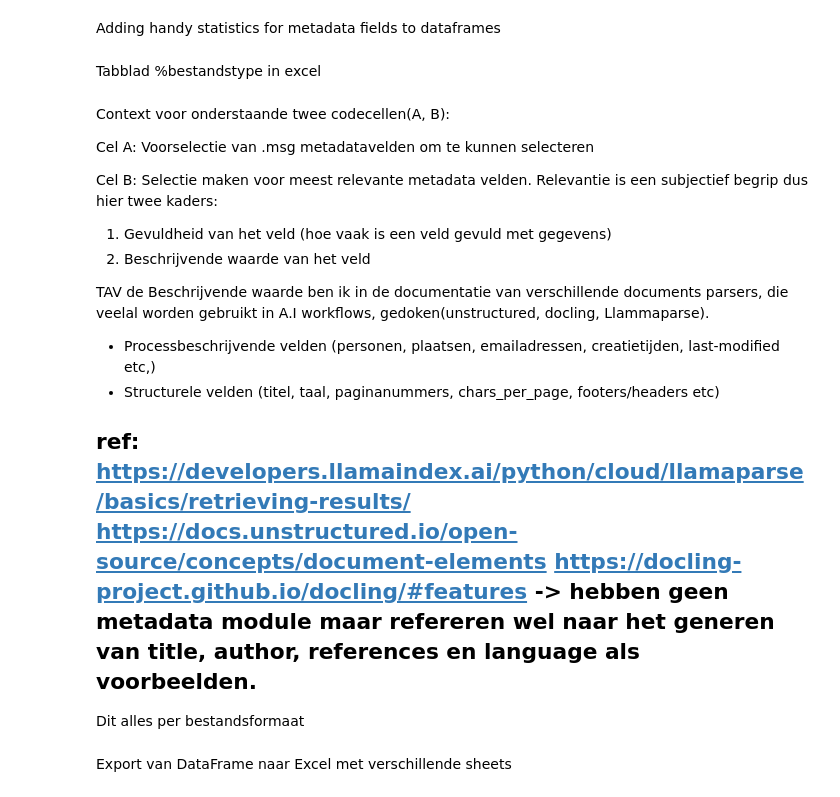
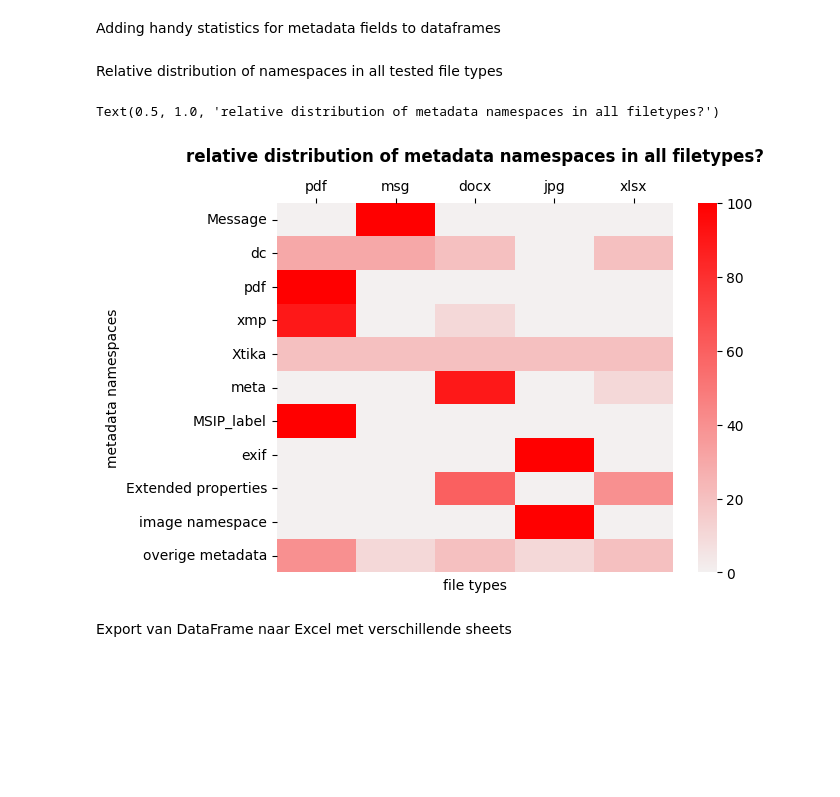
Before and after one commit to GrA-Cain/tika-metadata-extraction-tool, a Jupyter notebook: src/metadata_toframe.ipynb, the cells around one changed output. Drawn from its saved outputs; the diff is of its cells as text; code cells hidden in the pictures; blank space fills up the shorter version.

```diff
--- a/src/metadata_toframe.ipynb
+++ b/src/metadata_toframe.ipynb
@@ -196,68 +196,54 @@ def berekenen_percentages(df_raw : object, namespace_dfs, df_image_namespace, df
 
 df_percentage = berekenen_percentages(df_raw, namespace_dfs, df_image_namespace, df_leftovers)
 # %% [markdown]
-Tabblad %bestandstype in excel
+Relative distribution of namespaces in all tested file types
 # %%
-import matplotlib as plt
 import seaborn as sns
-#experimentje om te zien of een distributie beter werkt
-## namespace dfs
-##isNA -> boolean -> filter op bestandstype -> count true values -> ratio of true values normalize to 100%
-lijst_namespaces = {"Message": df_message_ns,
+
+##L
+dict_namespaces = {"Message": df_message_ns,
                     "dc": df_dc_ns,
                     "pdf" : df_pdf_ns,
                     "xmp" : df_xmp_ns,
                     "Xtika" : df_Xtika_ns,
                     "meta" : df_meta_ns,
                     "MSIP_label": df_MSIP_ns,
                     "exif" : df_exif_ns,
                     "Extended properties" : df_ExtendedProperties_ns,
-                    "image namespace": df_image_namespace}
+                    "image namespace": df_image_namespace,
+                    "overige metadata" : df_leftovers}
 
 #telt alle non-NA waarden per bestandstype en telt ze bij elkaar op
 #dit doe je voor alle bestandsformaten, dus je returned 3 waarden per namespace df
 def tellen_waarden(df):
     return {
-        "pdf":   df.filter(axis=0, regex="pdf").count().sum() / len(df_pdf.index), #relative_path regex = "\.pdf$"
-        "msg": df.filter(axis=0, regex="msg").count().sum() / len(df_msg.index), #relative_path regex = "\.msg$"
-        "docx":  df.filter(axis=0, regex="docx").count().sum() / len(df_docx.index), #relative_path regex = "\.docx$"
-        "jpg": df.filter(axis=0, regex = "jpg").count().sum() / len(df_jpg.index), #relative_path regex = "\.jpg$"
-        "xlsx": df.filter(axis=0, regex = "xlsx").count().sum() / len(df_xlsx.index) #relative_path regex = "\.xlsx$"
+        "pdf":   df.filter(axis=0, regex="pdf").count().sum() / len(df_pdf.index),
+        "msg": df.filter(axis=0, regex="msg").count().sum() / len(df_msg.index),
+        "docx":  df.filter(axis=0, regex="docx").count().sum() / len(df_docx.index),
+        "jpg": df.filter(axis=0, regex = "jpg").count().sum() / len(df_jpg.index),
+        "xlsx": df.filter(axis=0, regex = "xlsx").count().sum() / len(df_xlsx.index)
     }
 
 
 # binnen bestandsformaten distributie uitzetten namespaces
 # per pdf , %namespace
 
 #a = df_xmp_namespace.filter(axis=0, regex="\.pdf$").count(axis=1).sum()
-#gebruikt lijst_namespaces, kolomnaam eerste item + namespace_df als parameter voor tellen_waarden functie
+#gebruikt dict_namespaces, kolomnaam eerste item + namespace_df als parameter voor tellen_waarden functie
 df_counts = pd.DataFrame(
-    {name: tellen_waarden(df) for name, df in lijst_namespaces.items()})
+    {name: tellen_waarden(df) for name, df in dict_namespaces.items()})
 
 # Totale waarde / waarde bestandsformaat * 100
 ##relatieve distributie van namespaces binnen bepaalde bestandsformaten
 df_distributie = df_counts.div(df_counts.sum(axis=0), axis=1).round(1) * 100
-df_distributie_T = df_distributie.T
 
-#x = sns.heatmap(df_distributie.T, cmap = "viridis")
+color_palette = sns.color_palette("light:r", as_cmap=True)
+heatmap = sns.heatmap(df_distributie.T, cmap = color_palette)
+heatmap.xaxis.tick_top()
+heatmap.set_ylabel("metadata namespaces")
+heatmap.set_xlabel("file types")
+heatmap.set_title("relative distribution of metadata namespaces in all filetypes?", pad = 30, fontweight="bold")
+# %% [output]
+Text(0.5, 1.0, 'relative distribution of metadata namespaces in all filetypes?')
+[figure, added]
-# %% [markdown]
-Context voor onderstaande twee codecellen(A, B):
-
-Cel A: Voorselectie van .msg metadatavelden om te kunnen selecteren
-
-Cel B:
-Selectie maken voor meest relevante metadata velden. Relevantie is een subjectief begrip dus hier twee kaders:
-1. Gevuldheid van het veld (hoe vaak is een veld gevuld met gegevens)
-2. Beschrijvende waarde van het veld
-
-TAV de Beschrijvende waarde ben ik in de documentatie van verschillende documents parsers, die veelal worden gebruikt in A.I workflows, gedoken(unstructured, docling, Llammaparse).
-- Processbeschrijvende velden (personen, plaatsen, emailadressen, creatietijden, last-modified etc,)
-- Structurele velden (titel, taal, paginanummers, chars_per_page, footers/headers etc)
-
-ref:
-https://developers.llamaindex.ai/python/cloud/llamaparse/basics/retrieving-results/
-https://docs.unstructured.io/open-source/concepts/document-elements
-https://docling-project.github.io/docling/#features -> hebben geen metadata module maar refereren wel naar het generen van title, author, references en language als voorbeelden.
-------------------------------------------
-Dit alles per bestandsformaat
 # %%
```
Also changed, not shown: parts of 4 cells of this notebook, 2 other files.
